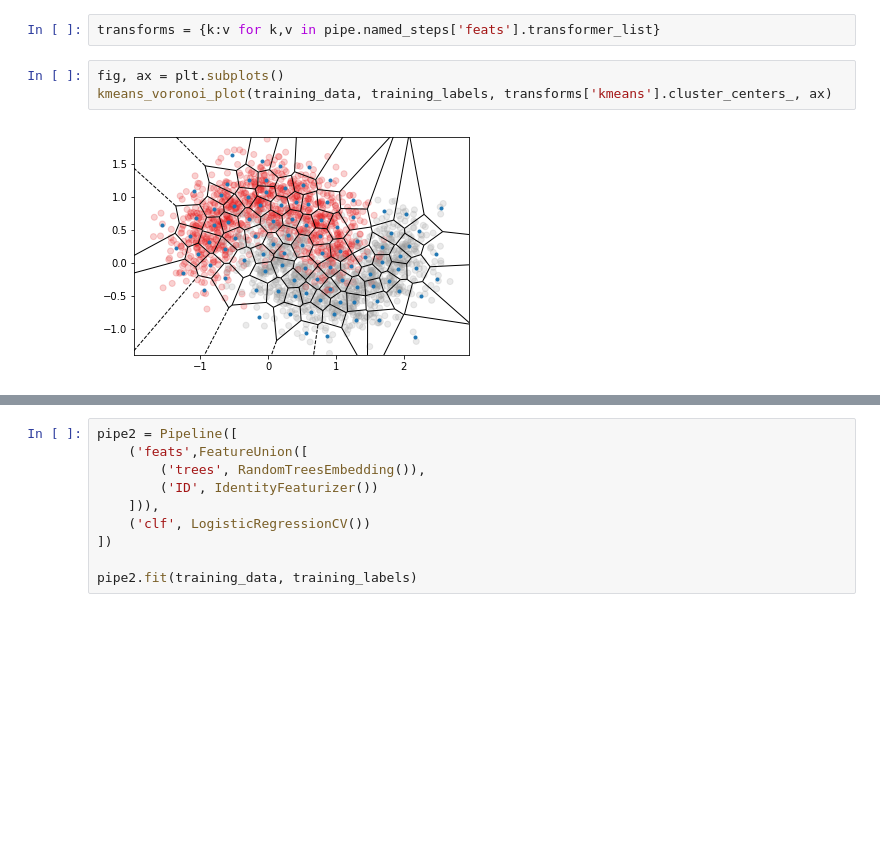
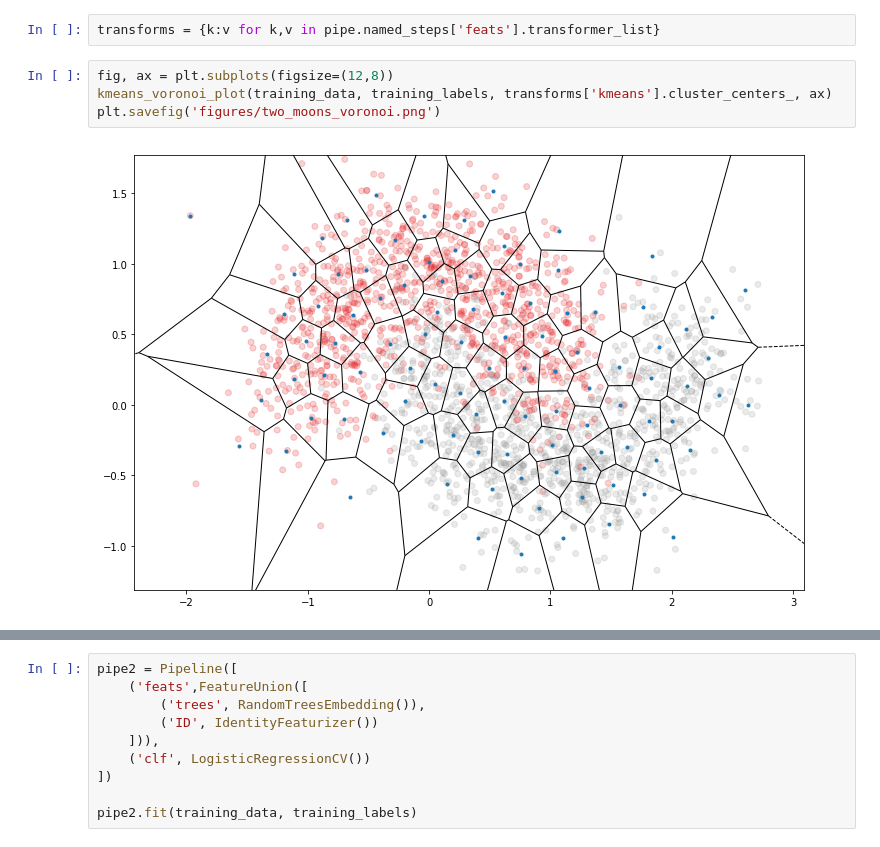
Before and after one commit to davidrosenberg/mlcourse, a Jupyter notebook: Labs/features/vector_quantization.ipynb, the cells around one changed output, grey strips where cells are left out. Drawn from its saved outputs; the diff is of its cells as text; blank space fills up the shorter version.

```diff
--- a/Labs/features/vector_quantization.ipynb
+++ b/Labs/features/vector_quantization.ipynb
@@ -108,9 +120,10 @@ transformed.shape
 # %%
 transforms = {k:v for k,v in pipe.named_steps['feats'].transformer_list}
 # %%
-fig, ax = plt.subplots()
+fig, ax = plt.subplots(figsize=(12,8))
 kmeans_voronoi_plot(training_data, training_labels, transforms['kmeans'].cluster_centers_, ax)
+plt.savefig('figures/two_moons_voronoi.png')
 # %% [output]
-[figure, old version]
+[figure, new version]
 # %%
 # Plot results
```
Also changed, not shown: parts of 9 cells of this notebook, 22 other files.
